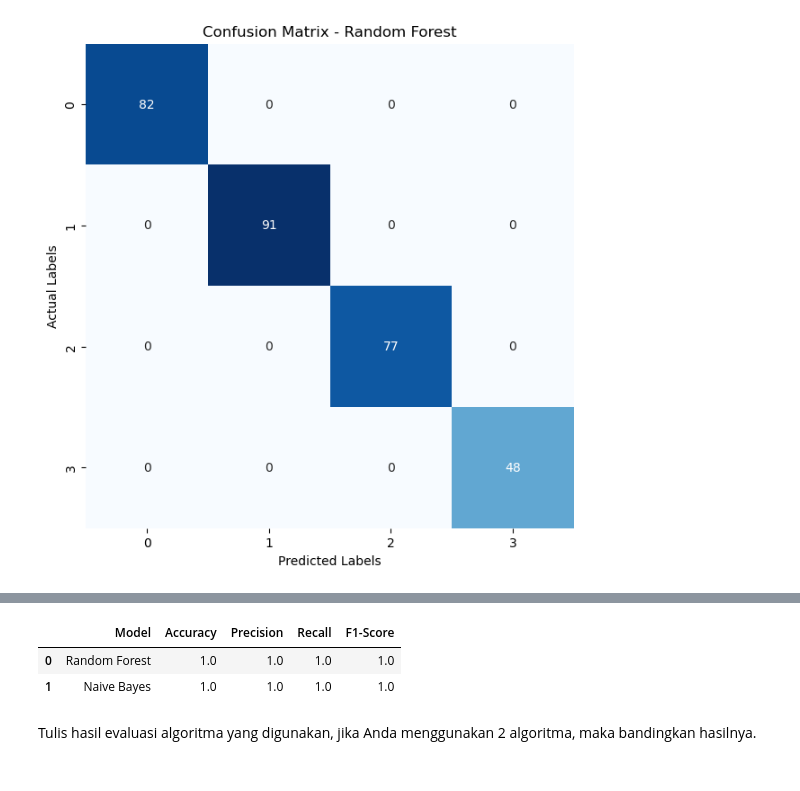
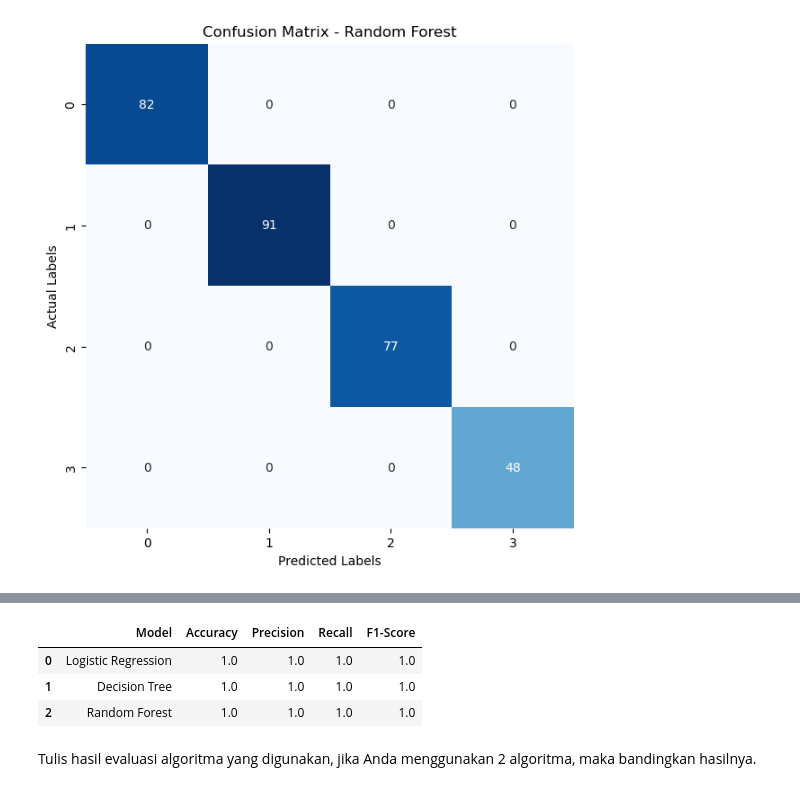
Before and after one commit to alouvre/BMLUP_DicodingSubmission_ProyekMembangunMachineLearning, a Jupyter notebook: [Klasifikasi] Submission Akhir BMLP_Alifia Mustika Sari.ipynb, the cells around one changed output, grey strips where cells are left out. Saved outputs shown, nothing was run; the diff lists cells and outputs as text; code cells hidden in the pictures.

```diff
--- a/[Klasifikasi] Submission Akhir BMLP_Alifia Mustika Sari.ipynb
+++ b/[Klasifikasi] Submission Akhir BMLP_Alifia Mustika Sari.ipynb
@@ -115,0 +48,2 @@ Test set shape: X_test=(298, 8), y_test=(298,)
+# %%
+df_sales_cleaned = df_sales_cleaned.drop(columns=['Order_ID','Customer_ID','Order_Date','Quantity_Category','Discount_Category'])
@@ -115,0 +52,2 @@ Test set shape: X_test=(298, 8), y_test=(298,)
+# %%
+df_sales_cleaned = df_sales_cleaned.drop_duplicates(ignore_index=True)
@@ -115,0 +82,6 @@ Test set shape: X_test=(298, 8), y_test=(298,)
+# %%
+X = df_sales_cleaned.drop(columns=['Cluster'])
+y = df_sales_cleaned['Cluster']
+
+# Tampilkan lima baris pertama dari fitur
+X.head()
@@ -126,6 +180,8 @@ Berikut adalah rekomendasi tahapannya.
 # %%
-nb = GaussianNB().fit(X_train, y_train)
+# nb = GaussianNB().fit(X_train, y_train)
 rf = RandomForestClassifier(random_state=69).fit(X_train, y_train)
+log_reg = LogisticRegression(random_state=69).fit(X_train, y_train)
+dt = DecisionTreeClassifier(max_depth=5, random_state=69).fit(X_train, y_train)
 
 print("Model training selesai.")
 # %% [output]
@@ -207,25 +309,39 @@ weighted avg    1.00000   1.00000   1.00000       298
 # %%
 # Calculate classification reports for both models
+log_reg_report = classification_report(y_test, log_reg_pred, digits=5, output_dict=True)
+dt_report = classification_report(y_test, dt_pred, digits=5, output_dict=True)
 rf_report = classification_report(y_test, rf_y_pred, digits=5, output_dict=True)
-nb_report = classification_report(y_test, nb_y_pred, digits=5, output_dict=True)
 
 # Extract relevant metrics (accuracy, precision, recall, F1 score)
 metrics = {
-    'Model': ['Random Forest', 'Naive Bayes'],
-    'Accuracy': [rf_report['accuracy'], nb_report['accuracy']],
-    'Precision': [rf_report['weighted avg']['precision'], nb_report['weighted avg']['precision']],
-    'Recall': [rf_report['weighted avg']['recall'], nb_report['weighted avg']['recall']],
-    'F1-Score': [rf_report['weighted avg']['f1-score'], nb_report['weighted avg']['f1-score']]
+    'Model': ['Logistic Regression', 'Decision Tree', 'Random Forest'],
+    'Accuracy': [log_reg_report['accuracy'], dt_report['accuracy'], rf_report['accuracy']],
+    'Precision': [
+        log_reg_report['weighted avg']['precision'],
+        dt_report['weighted avg']['precision'],
+        rf_report['weighted avg']['precision']
+    ],
+    'Recall': [
+        log_reg_report['weighted avg']['recall'],
+        dt_report['weighted avg']['recall'],
+        rf_report['weighted avg']['recall']
+    ],
+    'F1-Score': [
+        log_reg_report['weighted avg']['f1-score'],
+        dt_report['weighted avg']['f1-score'],
+        rf_report['weighted avg']['f1-score']
+    ]
 }
 
 # Create a DataFrame
 df = pd.DataFrame(metrics)
 
 df
 # %% [output]
 |  | Model | Accuracy | Precision | Recall | F1-Score |
-| 0 | Random Forest | 1.0 | 1.0 | 1.0 | 1.0 |
-| 1 | Naive Bayes | 1.0 | 1.0 | 1.0 | 1.0 |
+| 0 | Logistic Regression | 1.0 | 1.0 | 1.0 | 1.0 |
+| 1 | Decision Tree | 1.0 | 1.0 | 1.0 | 1.0 |
+| 2 | Random Forest | 1.0 | 1.0 | 1.0 | 1.0 |
 # %% [markdown]
 Tulis hasil evaluasi algoritma yang digunakan, jika Anda menggunakan 2 algoritma, maka bandingkan hasilnya.
 # %% [markdown]
```
Also changed, not shown: parts of 50 cells of this notebook, 1 other file.
